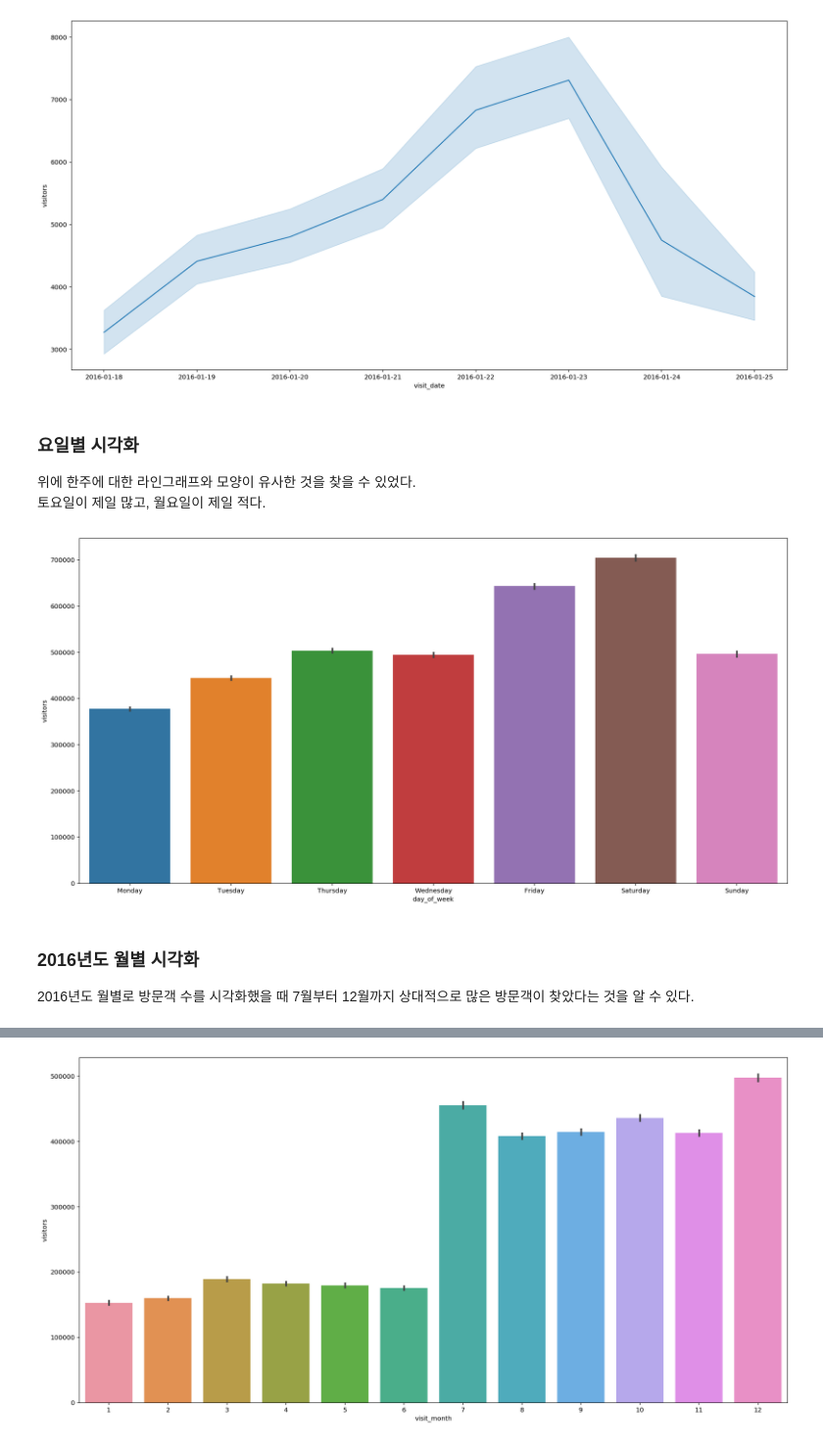
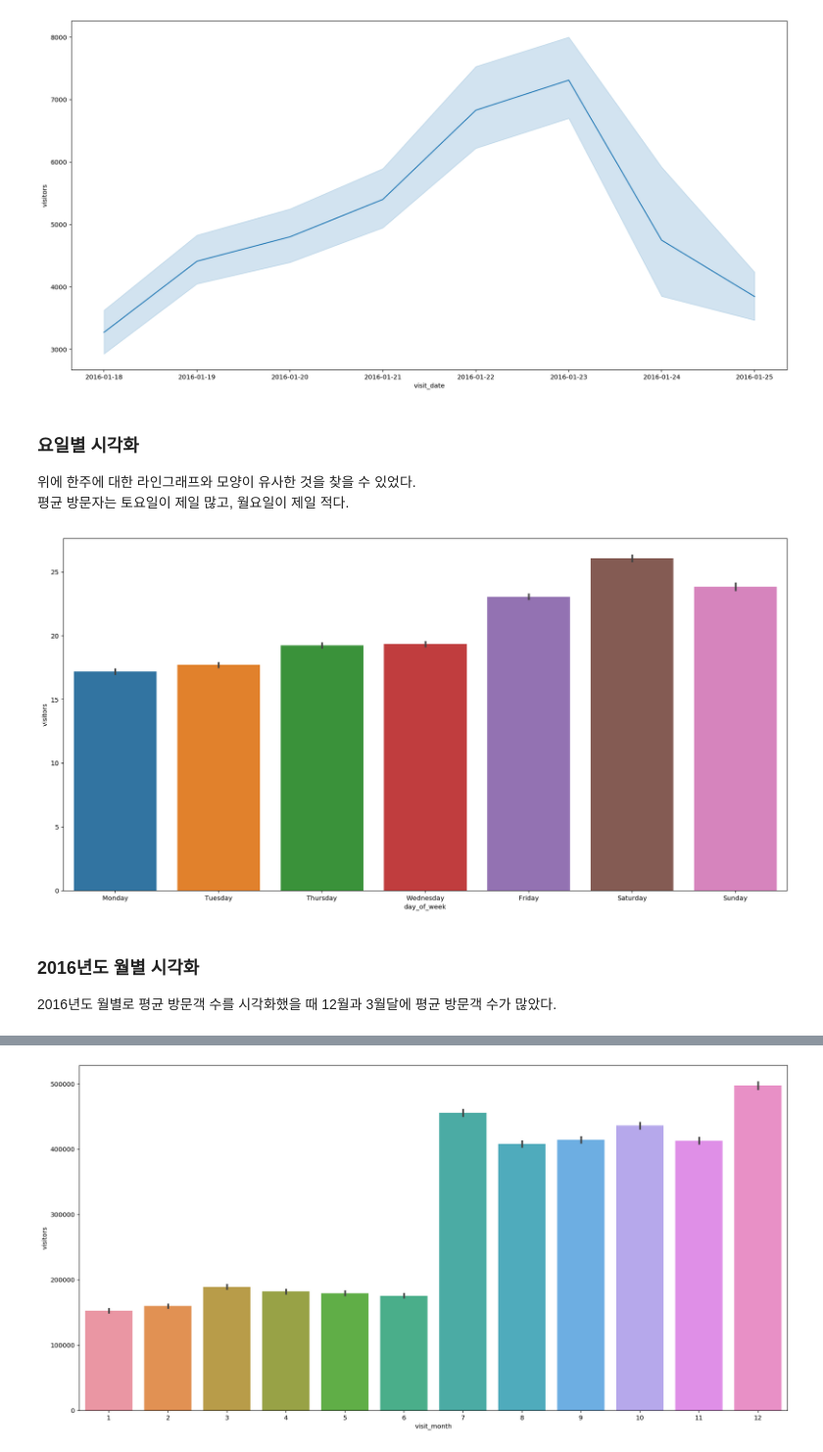
Before and after one commit to dlgur1994/Hackerthon1_Aiffel, a Jupyter notebook: Hyelim/Hackerthon1_visualization.ipynb, the cells around one changed output, grey strips where cells are left out. Shown at 98% size. Cells and saved outputs as stored; diff of their text form; code cells hidden in the pictures.

```diff
--- a/Hyelim/Hackerthon1_visualization.ipynb
+++ b/Hyelim/Hackerthon1_visualization.ipynb
@@ -142,14 +142,14 @@ plt.show()
 # %% [markdown]
 ### 요일별 시각화
 위에 한주에 대한 라인그래프와 모양이 유사한 것을 찾을 수 있었다.
-토요일이 제일 많고, 월요일이 제일 적다.
+평균 방문자는 토요일이 제일 많고, 월요일이 제일 적다.
 # %%
 m = ['Monday', 'Tuesday', 'Thursday', 'Wednesday','Friday', 'Saturday', 'Sunday']
 plt.figure(figsize=(20,10))
-sns.barplot(data = air_visit_group[air_visit_group.visit_year==2016], x='day_of_week', y='visitors', estimator=sum, order=m)
+sns.barplot(data = air_visit_group[air_visit_group.visit_year==2016], x='day_of_week', y='visitors', order=m)
 plt.show()
 # %% [output]
-[figure, old version]
+[figure, new version]
 # %% [markdown]
 ### 2016년도 월별 시각화
-2016년도 월별로 방문객 수를 시각화했을 때 7월부터 12월까지 상대적으로 많은 방문객이 찾았다는 것을 알 수 있다.
+2016년도 월별로 평균 방문객 수를 시각화했을 때 12월과 3월달에 평균 방문객 수가 많았다.
```
Also changed, not shown: parts of 18 cells of this notebook.
